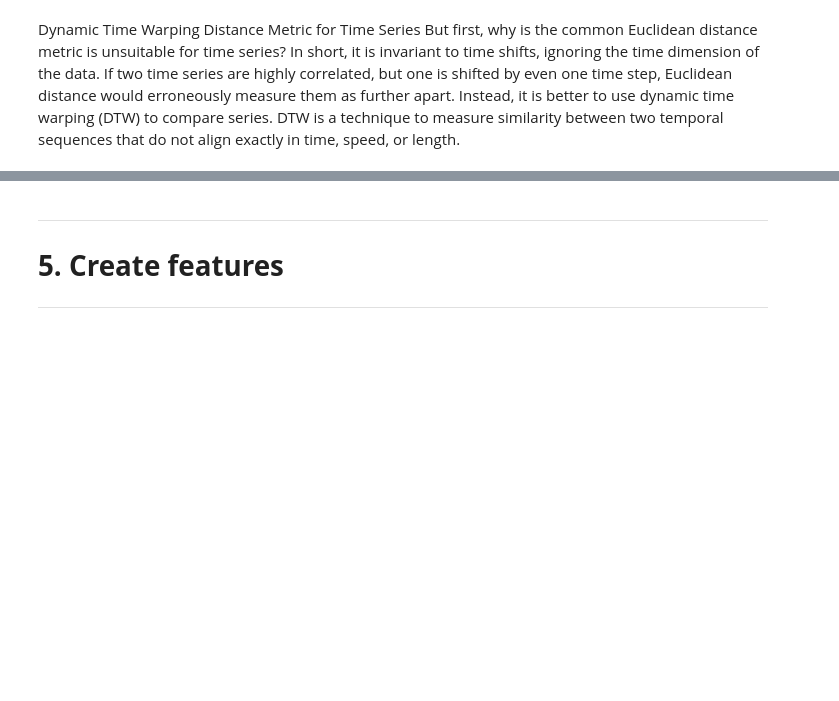
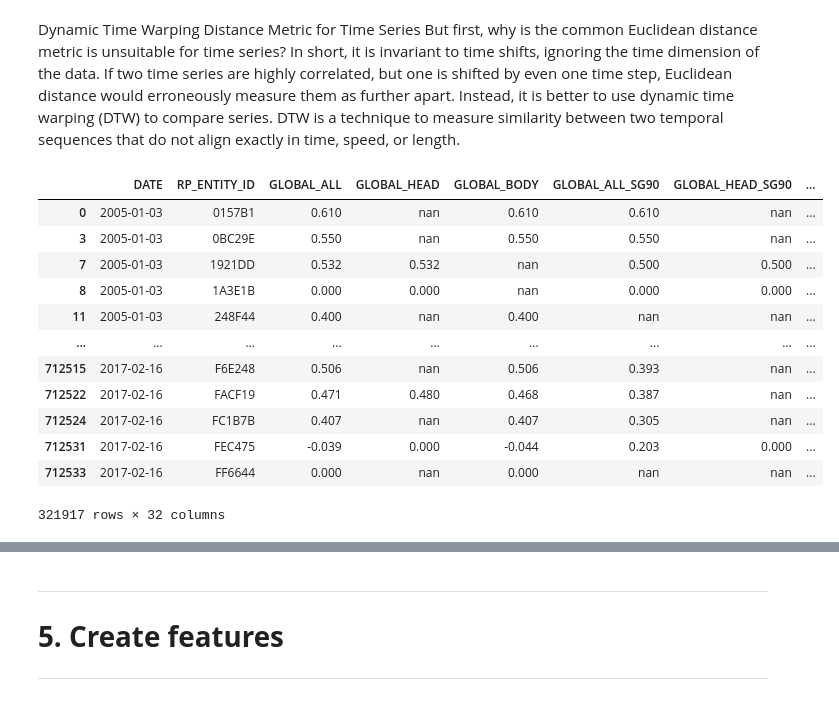
Before and after one commit to STF-R/RP_Challenge, a Jupyter notebook: Ravenpack_model.ipynb, the cells around one changed output, grey strips where cells are left out. Drawn from its saved outputs; the diff is of its cells as text; code cells hidden in the pictures; blank space fills up the shorter version.

```diff
--- a/Ravenpack_model.ipynb
+++ b/Ravenpack_model.ipynb
@@ -228,4 +228,20 @@ from sklearn.decomposition import PCA
 n order to cluster our series with k-means, the essential thing to do is, as we do it with som, removing our time indices from our time series, and instead of measured values of each date, we should accept them as different features and dimensions of a single data point. Another important thing to do is, selecting the distance metric. In the k-means algorithm, people usually use the euclidean distance but as we've seen in DBA, it is not effective in our case. So, we will be using Dynamic Time Warping (DTW) instead of euclidean distance and you can see why we are doing this in the following images.
 # %% [markdown]
 Dynamic Time Warping Distance Metric for Time Series But first, why is the common Euclidean distance metric is unsuitable for time series? In short, it is invariant to time shifts, ignoring the time dimension of the data. If two time series are highly correlated, but one is shifted by even one time step, Euclidean distance would erroneously measure them as further apart. Instead, it is better to use dynamic time warping (DTW) to compare series. DTW is a technique to measure similarity between two temporal sequences that do not align exactly in time, speed, or length.
+# %%
+df_track_perf
+# %% [output]
+|  | DATE | RP_ENTITY_ID | GLOBAL_ALL | GLOBAL_HEAD | GLOBAL_BODY | GLOBAL_ALL_SG90 | GLOBAL_HEAD_SG90 | ... |
+| 0 | 2005-01-03 | 0157B1 | 0.610 | nan | 0.610 | 0.610 | nan | ... |
+| 3 | 2005-01-03 | 0BC29E | 0.550 | nan | 0.550 | 0.550 | nan | ... |
+| 7 | 2005-01-03 | 1921DD | 0.532 | 0.532 | nan | 0.500 | 0.500 | ... |
+| 8 | 2005-01-03 | 1A3E1B | 0.000 | 0.000 | nan | 0.000 | 0.000 | ... |
+| 11 | 2005-01-03 | 248F44 | 0.400 | nan | 0.400 | nan | nan | ... |
+| ... | ... | ... | ... | ... | ... | ... | ... | ... |
+| 712515 | 2017-02-16 | F6E248 | 0.506 | nan | 0.506 | 0.393 | nan | ... |
+| 712522 | 2017-02-16 | FACF19 | 0.471 | 0.480 | 0.468 | 0.387 | nan | ... |
+| 712524 | 2017-02-16 | FC1B7B | 0.407 | nan | 0.407 | 0.305 | nan | ... |
+| 712531 | 2017-02-16 | FEC475 | -0.039 | 0.000 | -0.044 | 0.203 | 0.000 | ... |
+| 712533 | 2017-02-16 | FF6644 | 0.000 | nan | 0.000 | nan | nan | ... |
+321917 rows × 32 columns
 # %%
```
Also changed, not shown: parts of 3 cells of this notebook, 2 other files.
